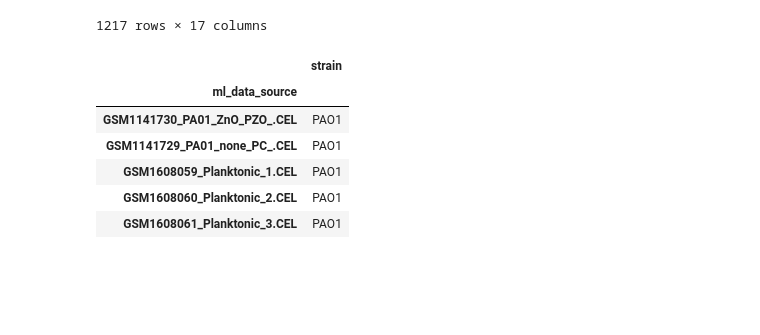
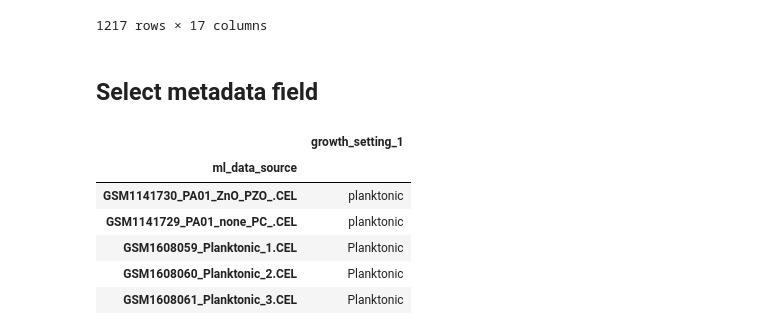
Before and after one commit to greenelab/Pseudomonas_latent_spaces, a Jupyter notebook: scripts/0_process_data.ipynb, the cells around one changed output. Cells and saved outputs as stored; diff of their text form; code cells hidden in the pictures; blank space fills up the shorter version.

```diff
--- a/scripts/0_process_data.ipynb
+++ b/scripts/0_process_data.ipynb
@@ -63,17 +86,23 @@ metadata
 | DB3.CEL | E-MEXP-87 | Pseudomonas aeruginosa__S:BioSour... | PAO1 biofilm in minimal medium wi... | RNA | Minimal medium with 19.8 mM gluta... | NaN | NaN | ... |
 | DC1.CEL | E-MEXP-87 | Pseudomonas aeruginosa__S:BioSour... | PAO1 planktonic dispersed from bi... | RNA | Minimal medium with 19.8 mM gluta... | NaN | NaN | ... |
 1217 rows × 17 columns
+# %% [markdown]
+## Select metadata field
 # %%
 # Select metadata field
-metadata_field = 'strain'
+# Choices:  medium
+#           strain
+#           growth_setting_1
+#           experiment
+metadata_field = 'growth_setting_1'
 metadata_selected = metadata[metadata_field].to_frame()
 
 metadata_selected.head(5)
 # %% [output]
-|  | strain |
+|  | growth_setting_1 |
 | ml_data_source |  |
-| GSM1141730_PA01_ZnO_PZO_.CEL | PAO1 |
-| GSM1141729_PA01_none_PC_.CEL | PAO1 |
-| GSM1608059_Planktonic_1.CEL | PAO1 |
-| GSM1608060_Planktonic_2.CEL | PAO1 |
-| GSM1608061_Planktonic_3.CEL | PAO1 |
+| GSM1141730_PA01_ZnO_PZO_.CEL | planktonic |
+| GSM1141729_PA01_none_PC_.CEL | planktonic |
+| GSM1608059_Planktonic_1.CEL | Planktonic |
+| GSM1608060_Planktonic_2.CEL | Planktonic |
+| GSM1608061_Planktonic_3.CEL | Planktonic |
```
Also changed, not shown: parts of 19 cells of this notebook, 1 other file.
